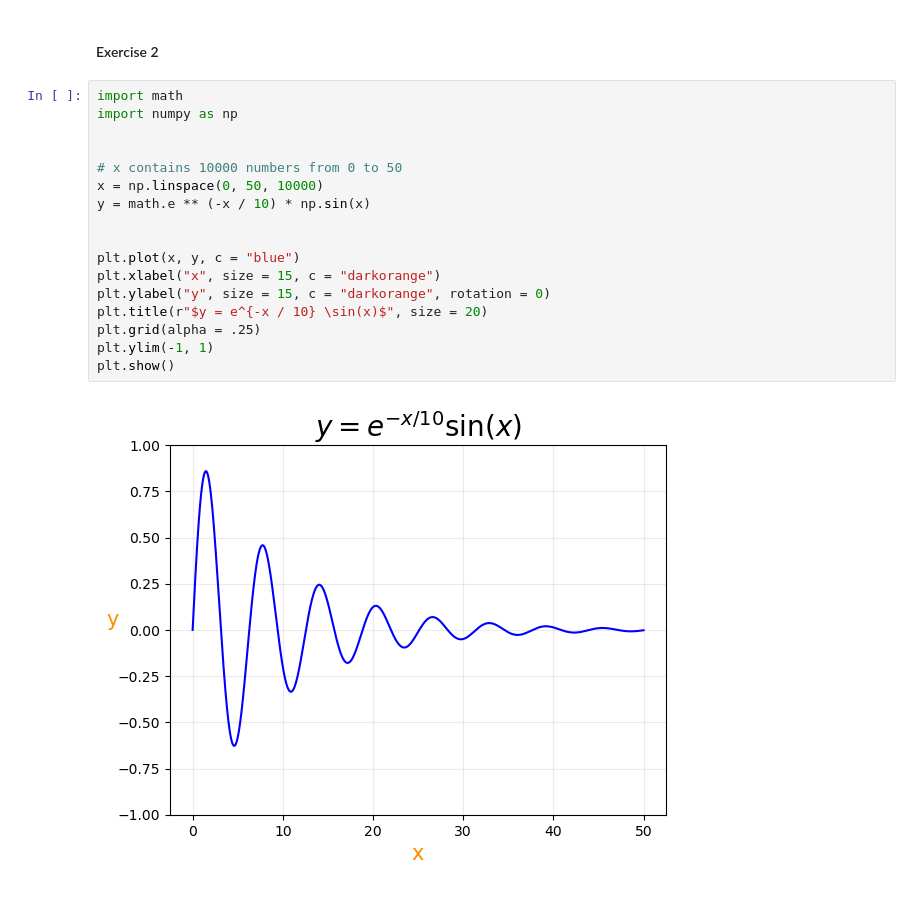
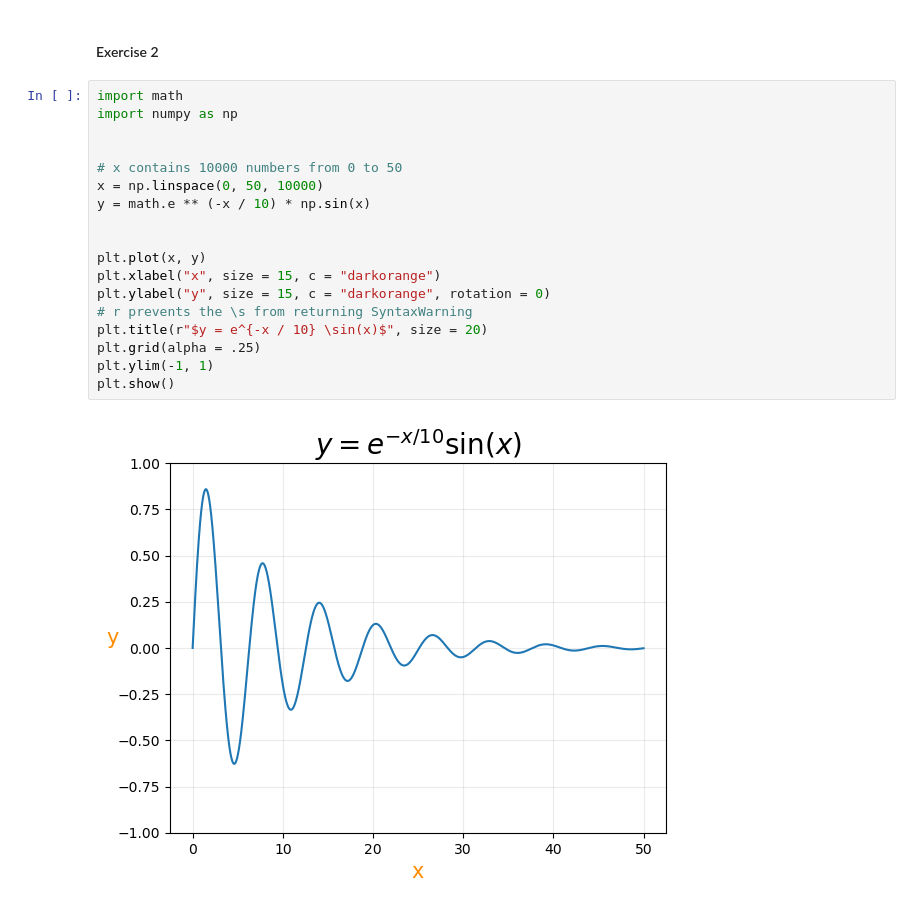
Before and after one commit to SPS-SP2273/learning-portfolio-daburyuu, a Jupyter notebook: 7.2_plotting__exercises/plotting_(need)_exercises.ipynb, the cells around one changed output. Saved outputs shown, nothing was run; the diff lists cells and outputs as text.

Commit message:
READY FOR REVIEW plotting_(need)_exercises

```diff
--- a/7.2_plotting__exercises/plotting_(need)_exercises.ipynb
+++ b/7.2_plotting__exercises/plotting_(need)_exercises.ipynb
@@ -31,19 +31,20 @@ plt.show()
 # %%
 import math
 import numpy as np
 
 
 # x contains 10000 numbers from 0 to 50
 x = np.linspace(0, 50, 10000)
 y = math.e ** (-x / 10) * np.sin(x)
 
 
-plt.plot(x, y, c = "blue")
+plt.plot(x, y)
 plt.xlabel("x", size = 15, c = "darkorange")
 plt.ylabel("y", size = 15, c = "darkorange", rotation = 0)
+# r prevents the \s from returning SyntaxWarning
 plt.title(r"$y = e^{-x / 10} \sin(x)$", size = 20)
 plt.grid(alpha = .25)
 plt.ylim(-1, 1)
 plt.show()
 # %% [output]
-[figure, old version]
+[figure, new version]
```
